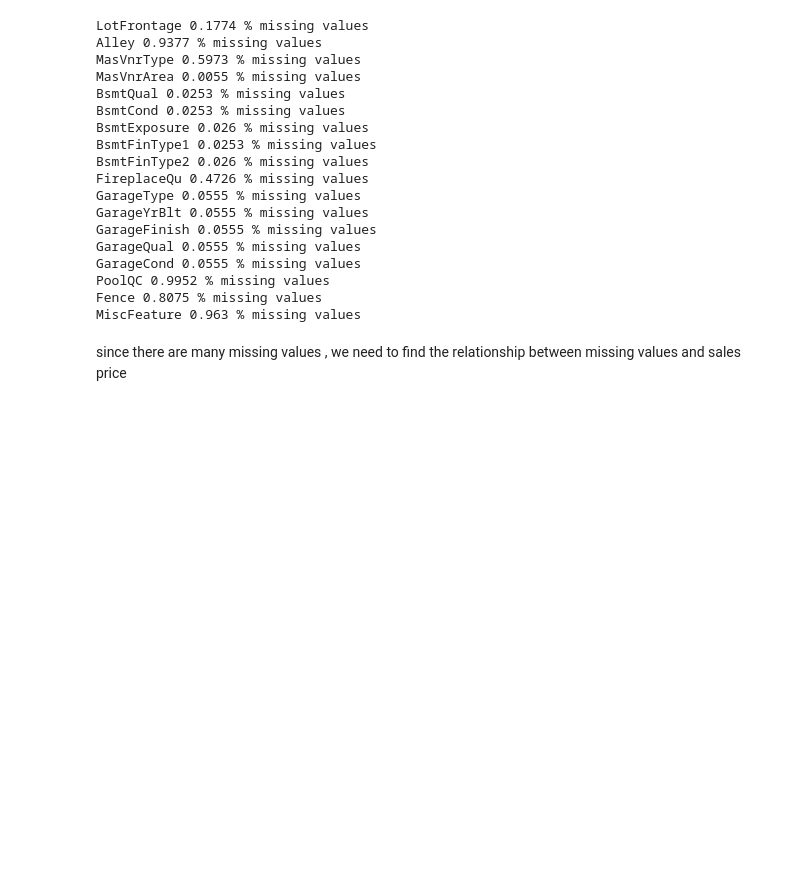
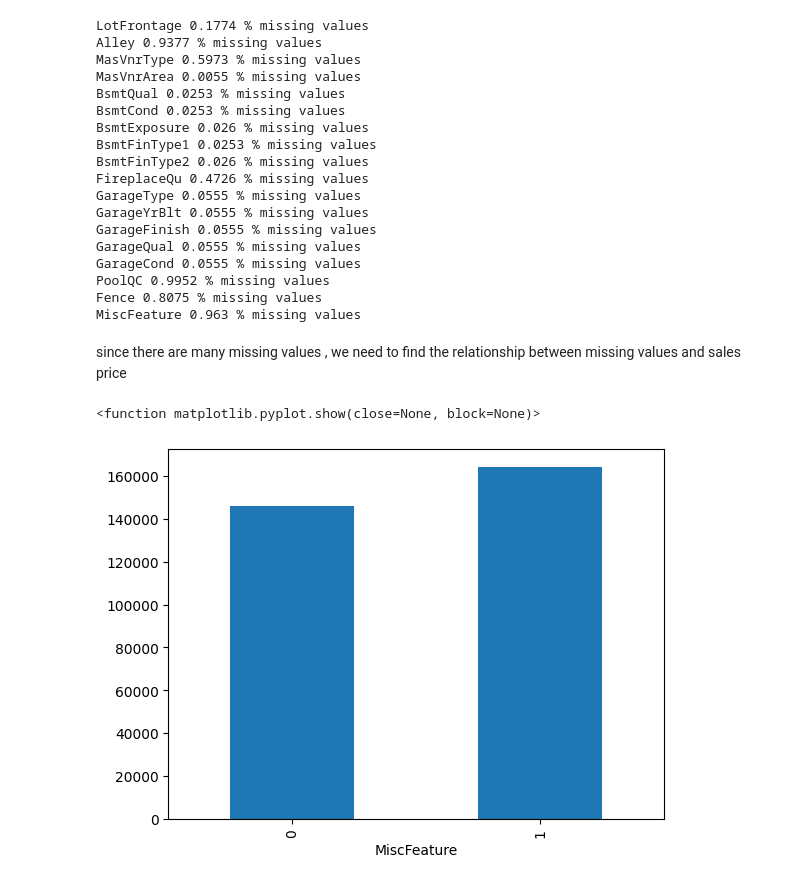
Before and after one commit to smriti-nyx/JupyterProject, a Jupyter notebook: House Prices : Advanced Regression Techniques.ipynb, the cells around one changed output. Cells and saved outputs as stored; diff of their text form; code cells hidden in the pictures; blank space fills up the shorter version.

```diff
--- a/House Prices : Advanced Regression Techniques.ipynb
+++ b/House Prices : Advanced Regression Techniques.ipynb
@@ -87,4 +89,11 @@ for feature in features_with_na:
     #above code is NumPy's version of an if-else statement.
     ##written as -- np.where(condition, value_if_true, value_if_false)
 # %%
+
 #lets calculate the mean saleprice where the info is missing
+
+data.groupby(feature)['SalePrice'].median().plot.bar()
+plt.show
+# %% [output]
+<function matplotlib.pyplot.show(close=None, block=None)>
+[figure, added]
```
Also changed, not shown: parts of 2 cells of this notebook, 1 other file.
